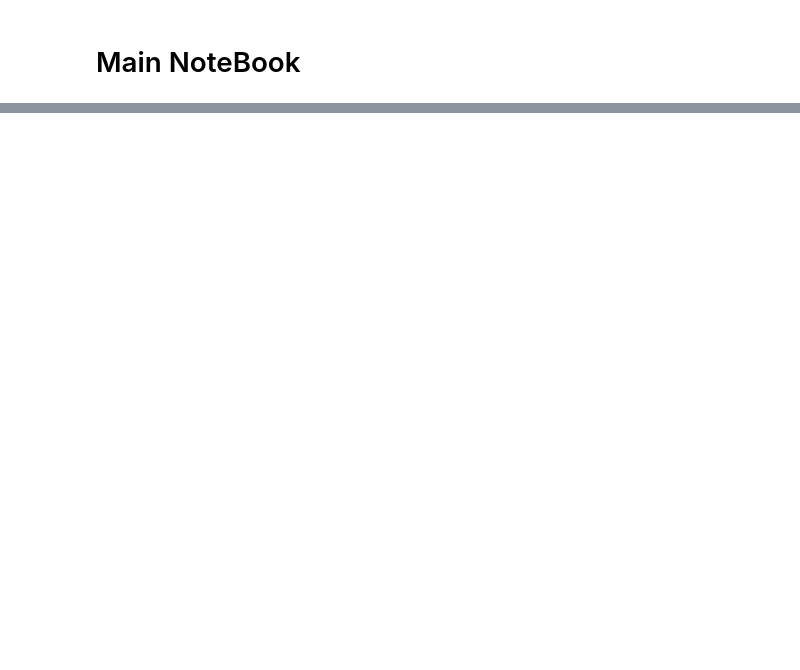
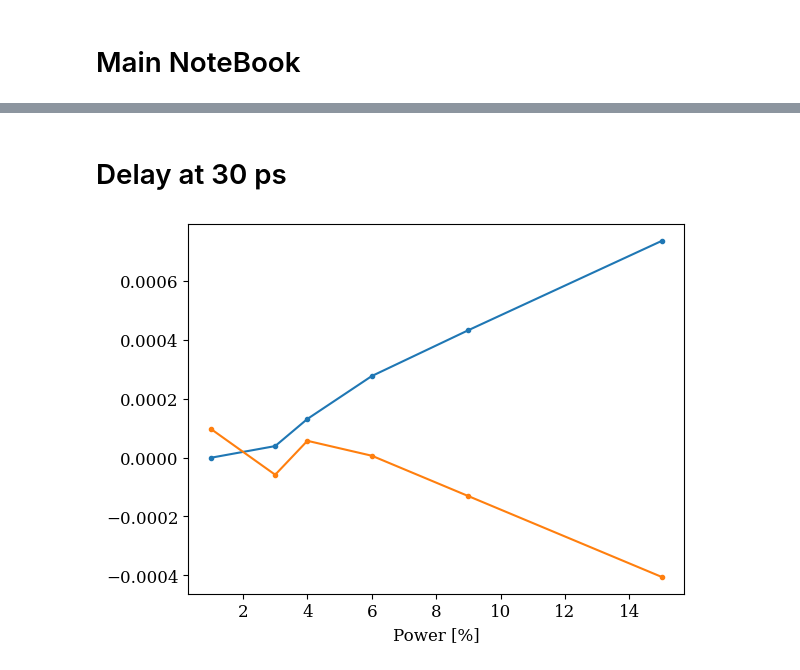
Before and after one commit to SJB7777/STO-XFEL, a Jupyter notebook: notebooks/delay.ipynb, the cells around one changed output, grey strips where cells are left out. Cells and saved outputs as stored; diff of their text form; code cells hidden in the pictures; blank space fills up the shorter version.

```diff
--- a/notebooks/delay.ipynb
+++ b/notebooks/delay.ipynb
@@ -150,14 +76,15 @@ power_run_2 = {
     20: 84
 }
 # %%
-import pandas as pd
-from src.utils.file_util import get_run_scan_directory
 power_com_x = {}
 power_com_y = {}
+power_intensity = {}
 image_dir: str = config.path.image_dir
 for power, run_num in power_run.items():
-    data_file = os.path.join(get_run_scan_directory(image_dir, run_num, 1), "data.csv")
+    data_file = os.path.join(get_run_scan_directory(image_dir, run_num, 1), "roi_small", "data.csv")
     data_df = pd.read_csv(data_file)
     power_com_x[power] = data_df["poff_com_x"].values - data_df["pon_com_x"].values
     power_com_y[power] = data_df["poff_com_y"].values - data_df["pon_com_y"].values
+    power_intensity[power] = data_df["poff_intensity"].values - data_df["pon_intensity"].values
+
 delays = data_df.index.values
@@ -204,0 +135,18 @@ ax.grid(True)
+# %% [markdown]
+# Delay at 30 ps
+# %%
+power_com_x_30 = {}
+power_com_y_30 = {}
+
+for power, run_num in power_run.items():
+    data_file = os.path.join(get_run_scan_directory(image_dir, run_num, 1), "roi_small", "data.csv")
+    data_df = pd.read_csv(data_file)
+    power_com_x_30[power] = data_df.loc[30]["pon_com_x"]
+    power_com_y_30[power] = data_df.loc[30]["pon_com_y"]
+
+plt.plot(power_com_x_30.keys(), power_com_x_30.values(), ".-")
+plt.plot(power_com_y_30.keys(), power_com_y_30.values(), ".-")
+
+plt.xlabel("Power [%]");
+# %% [output]
+[figure, added]
```
Also changed, not shown: parts of 19 cells of this notebook, 6 other files.
